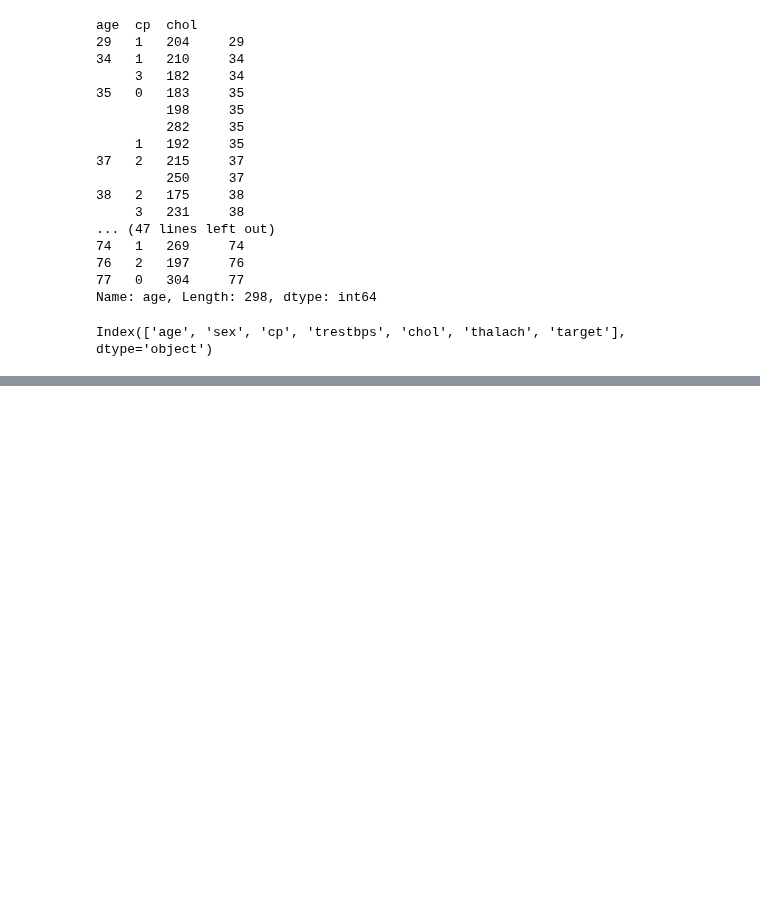
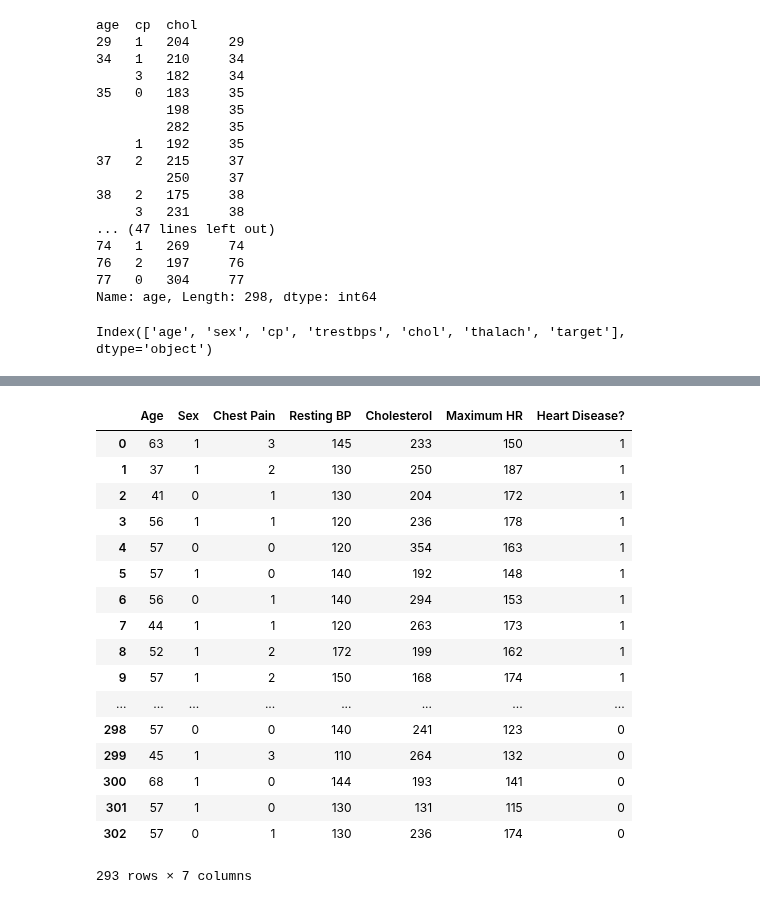
Before and after one commit to prasantib/docsaiprassu, a Jupyter notebook: Individual Project.ipynb, the cells around one changed output, grey strips where cells are left out. Drawn from its saved outputs; the diff is of its cells as text; code cells hidden in the pictures; blank space fills up the shorter version.

```diff
--- a/Individual Project.ipynb
+++ b/Individual Project.ipynb
@@ -206,0 +256,30 @@ Index(['age', 'sex', 'cp', 'trestbps', 'chol', 'thalach', 'target'], dtype='obje
+# %%
+meanage = modeldf['Age'].mean()
+stdage = modeldf['Age'].std()
+toprange = meanage + stdage * 1.96
+botrange = meanage - stdage * 1.96
+
+finaldf = modeldf.copy() #to not mess up the original df
+finaldf = finaldf.drop(finaldf[finaldf['Age'] > toprange].index)
+finaldf = finaldf.drop(finaldf[finaldf['Age'] < botrange].index)
+
+finaldf
+# %% [output]
+|  | Age | Sex | Chest Pain | Resting BP | Cholesterol | Maximum HR | Heart Disease? |
+| 0 | 63 | 1 | 3 | 145 | 233 | 150 | 1 |
+| 1 | 37 | 1 | 2 | 130 | 250 | 187 | 1 |
+| 2 | 41 | 0 | 1 | 130 | 204 | 172 | 1 |
+| 3 | 56 | 1 | 1 | 120 | 236 | 178 | 1 |
+| 4 | 57 | 0 | 0 | 120 | 354 | 163 | 1 |
+| 5 | 57 | 1 | 0 | 140 | 192 | 148 | 1 |
+| 6 | 56 | 0 | 1 | 140 | 294 | 153 | 1 |
+| 7 | 44 | 1 | 1 | 120 | 263 | 173 | 1 |
+| 8 | 52 | 1 | 2 | 172 | 199 | 162 | 1 |
+| 9 | 57 | 1 | 2 | 150 | 168 | 174 | 1 |
+| ... | ... | ... | ... | ... | ... | ... | ... |
+| 298 | 57 | 0 | 0 | 140 | 241 | 123 | 0 |
+| 299 | 45 | 1 | 3 | 110 | 264 | 132 | 0 |
+| 300 | 68 | 1 | 0 | 144 | 193 | 141 | 0 |
+| 301 | 57 | 1 | 0 | 130 | 131 | 115 | 0 |
+| 302 | 57 | 0 | 1 | 130 | 236 | 174 | 0 |
+293 rows × 7 columns
```
Also changed, not shown: parts of 6 cells of this notebook, 1 other file.
